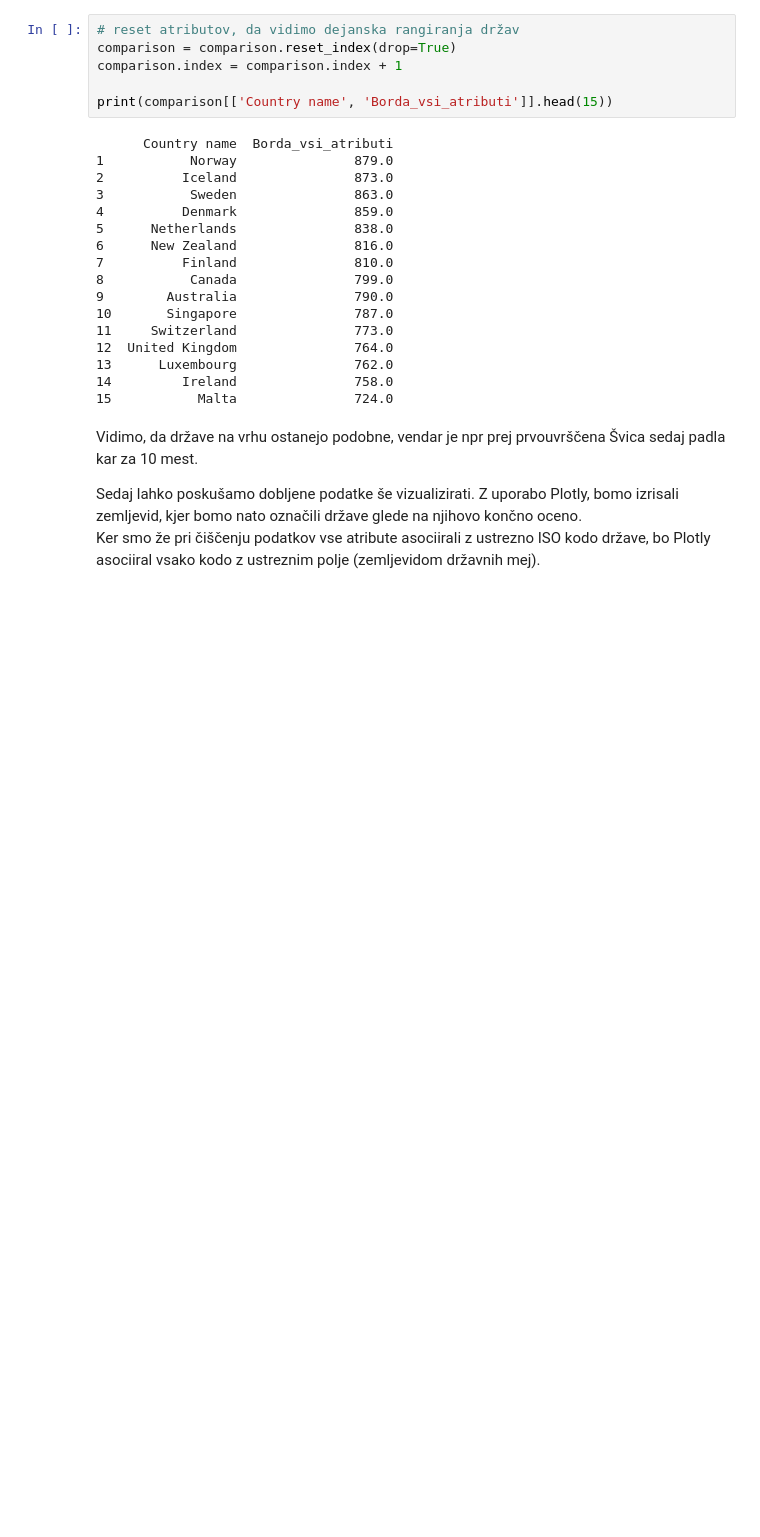
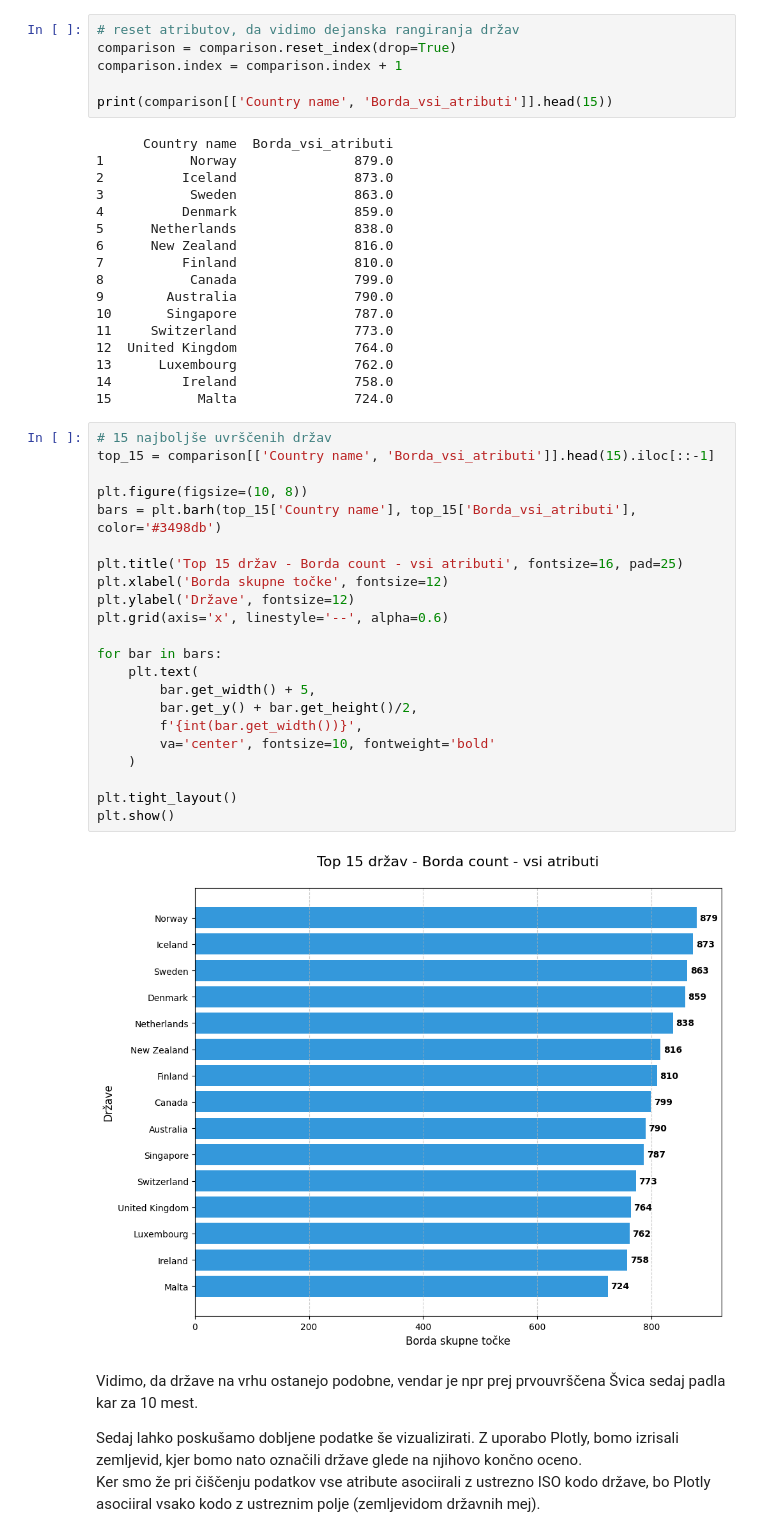
Before and after one commit to VKFRIGH/PR2602, a Jupyter notebook: projektJ.ipynb, the cells around one changed output. Drawn from its saved outputs; the diff is of its cells as text; blank space fills up the shorter version.

Commit message:
dodana vizualizacija za top15 diagram

```diff
--- a/projektJ.ipynb
+++ b/projektJ.ipynb
@@ -426,6 +426,30 @@ print(comparison[['Country name', 'Borda_vsi_atributi']].head(15))
 13      Luxembourg               762.0
 14         Ireland               758.0
 15           Malta               724.0
+# %%
+# 15 najboljše uvrščenih držav
+top_15 = comparison[['Country name', 'Borda_vsi_atributi']].head(15).iloc[::-1]
+
+plt.figure(figsize=(10, 8))
+bars = plt.barh(top_15['Country name'], top_15['Borda_vsi_atributi'], color='#3498db')
+
+plt.title('Top 15 držav - Borda count - vsi atributi', fontsize=16, pad=25)
+plt.xlabel('Borda skupne točke', fontsize=12)
+plt.ylabel('Države', fontsize=12)
+plt.grid(axis='x', linestyle='--', alpha=0.6)
+
+for bar in bars:
+    plt.text(
+        bar.get_width() + 5,
+        bar.get_y() + bar.get_height()/2,
+        f'{int(bar.get_width())}',
+        va='center', fontsize=10, fontweight='bold'
+    )
+
+plt.tight_layout()
+plt.show()
+# %% [output]
+[figure, added]
 # %% [markdown]
 Vidimo, da države na vrhu ostanejo podobne, vendar je npr prej prvouvrščena Švica sedaj padla kar za 10 mest.
 
```
Also changed, not shown: parts of 1 cell of this notebook.
